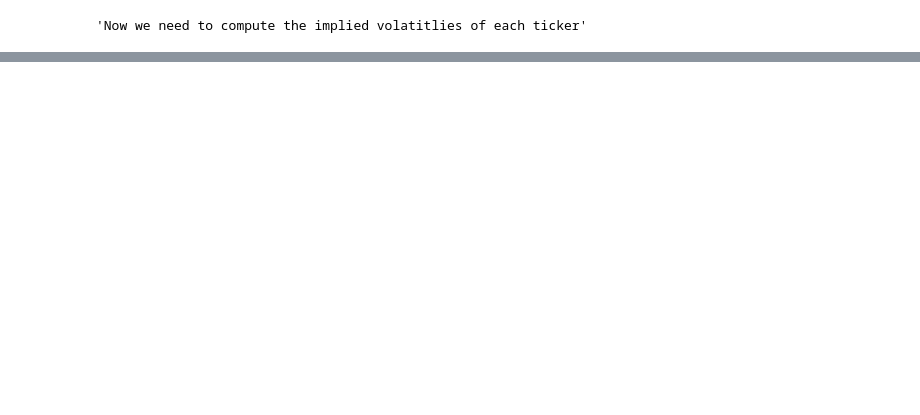
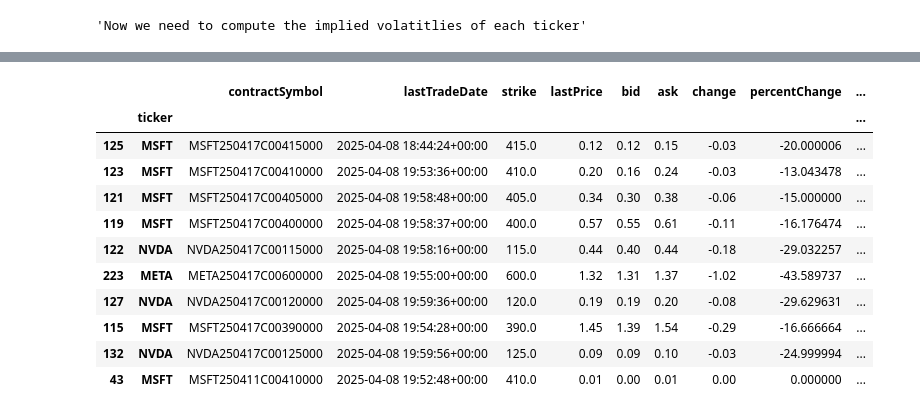
Before and after one commit to vepaan/Barclays-Option-Trading-Strategy, a Jupyter notebook: strat.ipynb, the cells around one changed output, grey strips where cells are left out. Saved outputs shown, nothing was run; the diff lists cells and outputs as text; code cells hidden in the pictures; blank space fills up the shorter version.

```diff
--- a/strat.ipynb
+++ b/strat.ipynb
@@ -566,0 +544,15 @@ portfolio_df
+# %%
+long_options
+# %% [output]
+|  |  | contractSymbol | lastTradeDate | strike | lastPrice | bid | ask | change | percentChange | ... |
+|  | ticker |  |  |  |  |  |  |  |  | ... |
+| 125 | MSFT | MSFT250417C00415000 | 2025-04-08 18:44:24+00:00 | 415.0 | 0.12 | 0.12 | 0.15 | -0.03 | -20.000006 | ... |
+| 123 | MSFT | MSFT250417C00410000 | 2025-04-08 19:53:36+00:00 | 410.0 | 0.20 | 0.16 | 0.24 | -0.03 | -13.043478 | ... |
+| 121 | MSFT | MSFT250417C00405000 | 2025-04-08 19:58:48+00:00 | 405.0 | 0.34 | 0.30 | 0.38 | -0.06 | -15.000000 | ... |
+| 119 | MSFT | MSFT250417C00400000 | 2025-04-08 19:58:37+00:00 | 400.0 | 0.57 | 0.55 | 0.61 | -0.11 | -16.176474 | ... |
+| 122 | NVDA | NVDA250417C00115000 | 2025-04-08 19:58:16+00:00 | 115.0 | 0.44 | 0.40 | 0.44 | -0.18 | -29.032257 | ... |
+| 223 | META | META250417C00600000 | 2025-04-08 19:55:00+00:00 | 600.0 | 1.32 | 1.31 | 1.37 | -1.02 | -43.589737 | ... |
+| 127 | NVDA | NVDA250417C00120000 | 2025-04-08 19:59:36+00:00 | 120.0 | 0.19 | 0.19 | 0.20 | -0.08 | -29.629631 | ... |
+| 115 | MSFT | MSFT250417C00390000 | 2025-04-08 19:54:28+00:00 | 390.0 | 1.45 | 1.39 | 1.54 | -0.29 | -16.666664 | ... |
+| 132 | NVDA | NVDA250417C00125000 | 2025-04-08 19:59:56+00:00 | 125.0 | 0.09 | 0.09 | 0.10 | -0.03 | -24.999994 | ... |
+| 43 | MSFT | MSFT250411C00410000 | 2025-04-08 19:52:48+00:00 | 410.0 | 0.01 | 0.00 | 0.01 | 0.00 | 0.000000 | ... |
```
Also changed, not shown: parts of 7 cells of this notebook.
